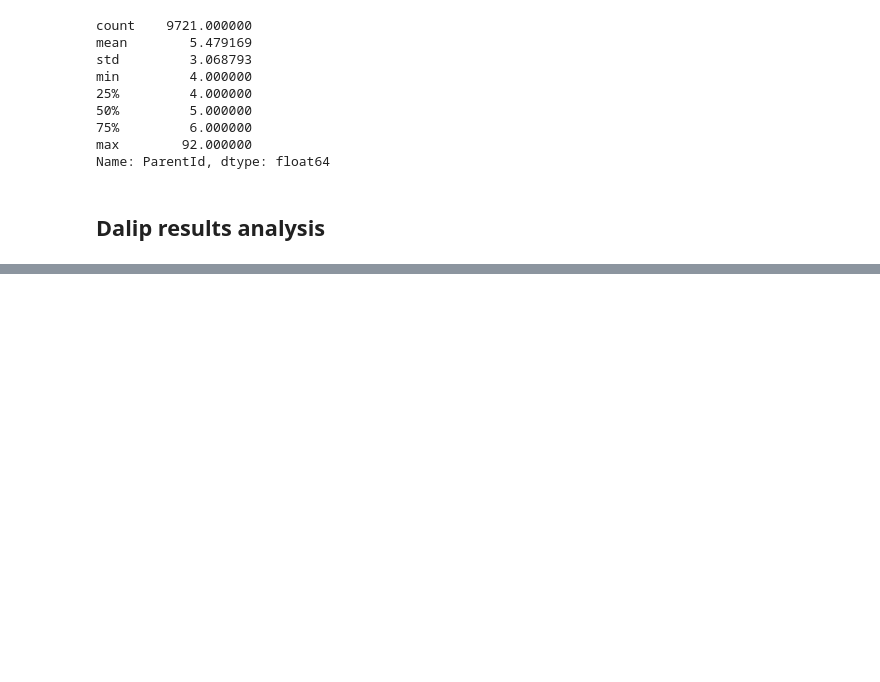
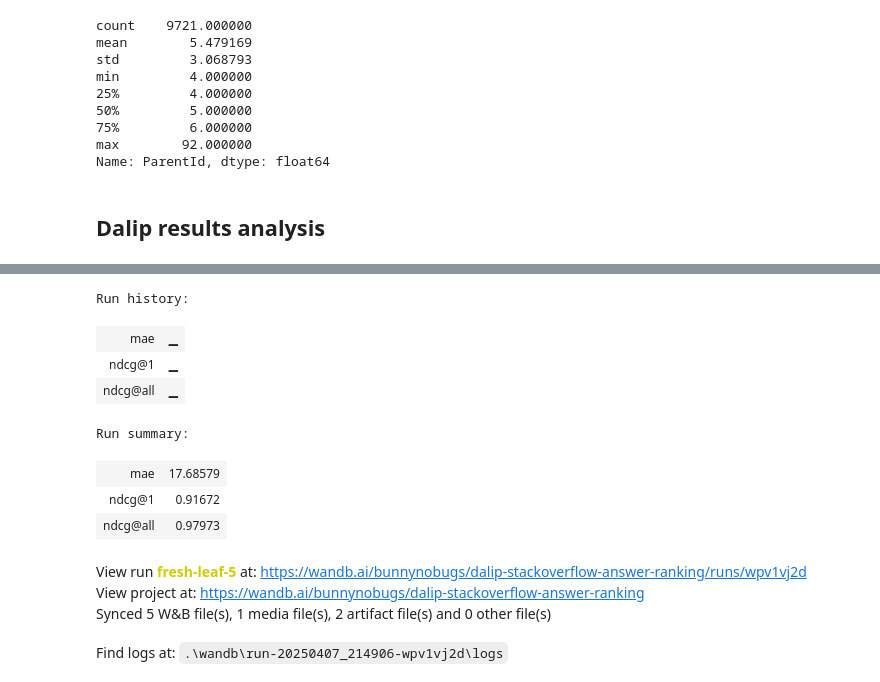
Before and after one commit to BunnyNoBugs/stackoverflow-answers-assessment, a Jupyter notebook: experiments/dalip/data_analysis.ipynb, the cells around one changed output, grey strips where cells are left out. Drawn from its saved outputs; the diff is of its cells as text; code cells hidden in the pictures; blank space fills up the shorter version.

```diff
--- a/experiments/dalip/data_analysis.ipynb
+++ b/experiments/dalip/data_analysis.ipynb
@@ -322,0 +298,10 @@ np.array(fold_ndcg_values).mean()
+# %%
+wandb_config = defaultdict(dict)
+
+wandb_config['dalip']['model_name'] = dalip_model_name
+# %%
+run = wandb.init(
+    project='dalip-stackoverflow-answer-ranking',
+    config=wandb_config,
+    tags=['dalip', 'baseline']
+)
@@ -322,0 +329,3 @@ np.array(fold_ndcg_values).mean()
+# %%
+run.finish()
+# %% [output]
@@ -322,0 +333,12 @@ np.array(fold_ndcg_values).mean()
+Run history:
+| mae | ▁ |
+| ndcg@1 | ▁ |
+| ndcg@all | ▁ |
+Run summary:
+| mae | 17.68579 |
+| ndcg@1 | 0.91672 |
+| ndcg@all | 0.97973 |
+View run fresh-leaf-5 at: https://wandb.ai/bunnynobugs/dalip-stackoverflow-answer-ranking/runs/wpv1vj2d
+View project at: https://wandb.ai/bunnynobugs/dalip-stackoverflow-answer-ranking
+Synced 5 W&B file(s), 1 media file(s), 2 artifact file(s) and 0 other file(s)
+Find logs at: .\wandb\run-20250407_214906-wpv1vj2d\logs
```
Also changed, not shown: parts of 18 cells of this notebook, 1 other file.
